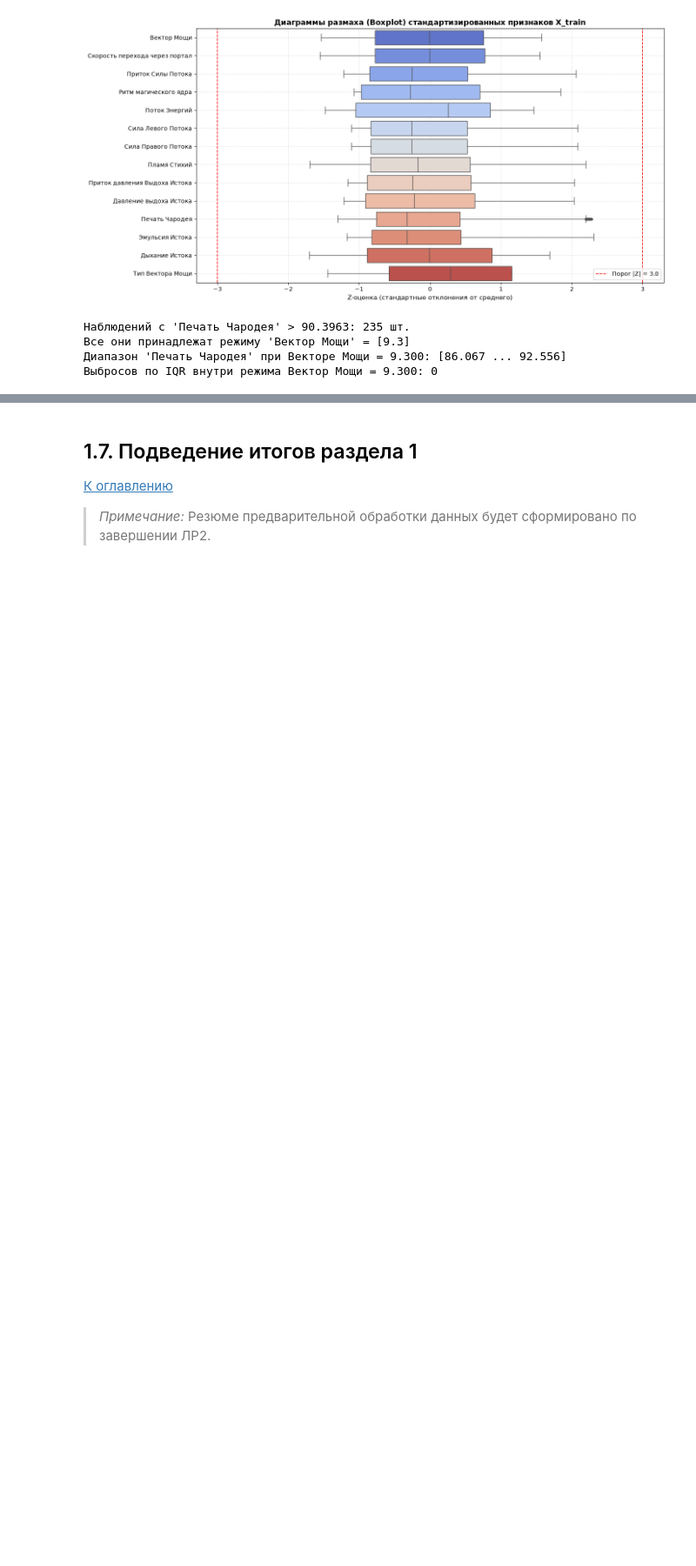
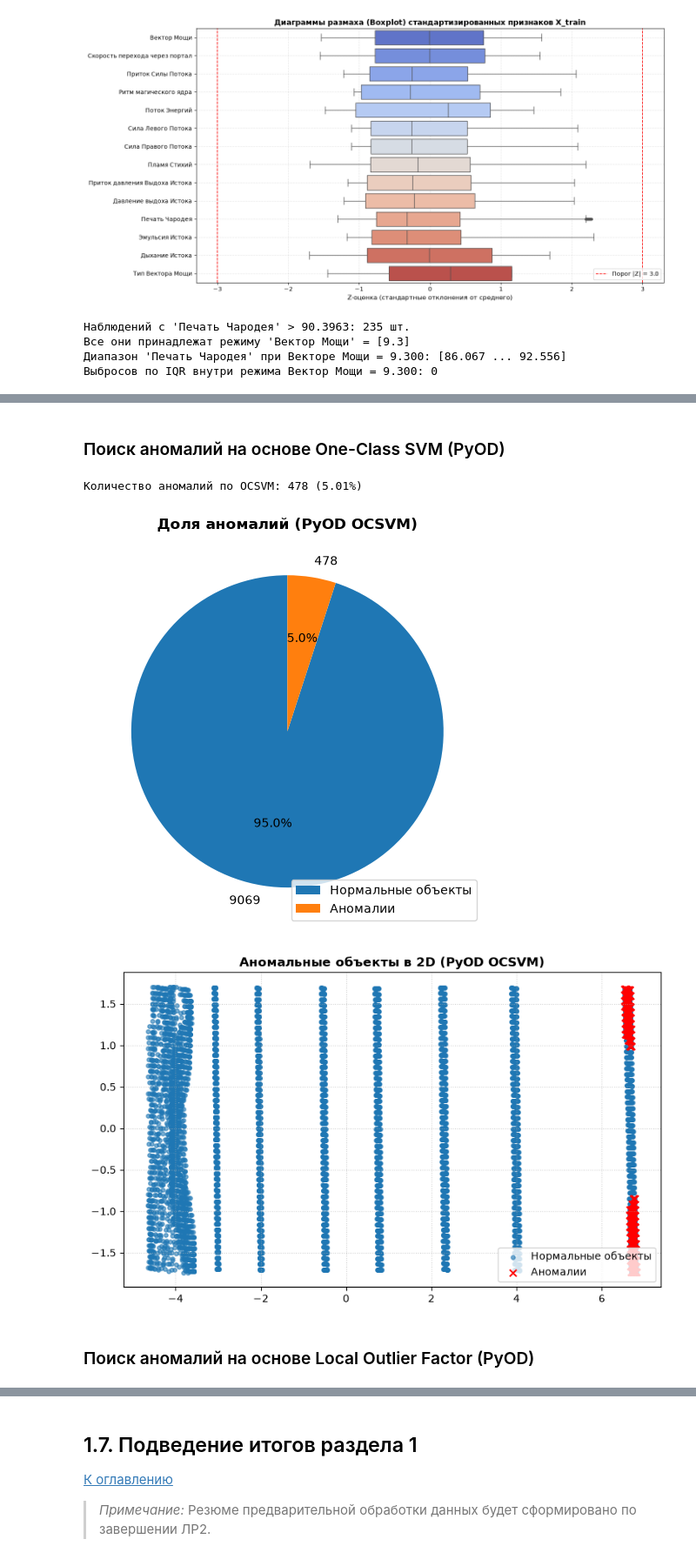
Before and after one commit to viacheslavdevelop/praktikum, a Jupyter notebook: Lab3/Lab3.ipynb, the cells around one changed output, grey strips where cells are left out. Shown at 87% size. Saved outputs shown, nothing was run; the diff lists cells and outputs as text; code cells hidden in the pictures; blank space fills up the shorter version.

```diff
--- a/Lab3/Lab3.ipynb
+++ b/Lab3/Lab3.ipynb
@@ -1224,0 +977,17 @@ if 'X_train' in locals() and 'y_train' in locals():
+# %% [markdown]
+### Поиск аномалий на основе One-Class SVM (PyOD)
+# %%
+ocsvm = OCSVM(contamination=0.05).fit(X_train_scaled)
+ocsvm_anomaly = ocsvm.predict(X_train_scaled)
+
+print(f"Количество аномалий по OCSVM: {ocsvm_anomaly.sum()} ({ocsvm_anomaly.mean() * 100:.2f}%)")
+# %% [output]
+Количество аномалий по OCSVM: 478 (5.01%)
+# %%
+draw_anomaly_pie(ocsvm_anomaly, title="Доля аномалий (PyOD OCSVM)")
+draw_anomaly(X_2d, ocsvm_anomaly.astype(bool), title="Аномальные объекты в 2D (PyOD OCSVM)")
+# %% [output]
+[figure, added]
+[figure, added]
+# %% [markdown]
+### Поиск аномалий на основе Local Outlier Factor (PyOD)
```
Also changed, not shown: parts of 29 cells of this notebook.
